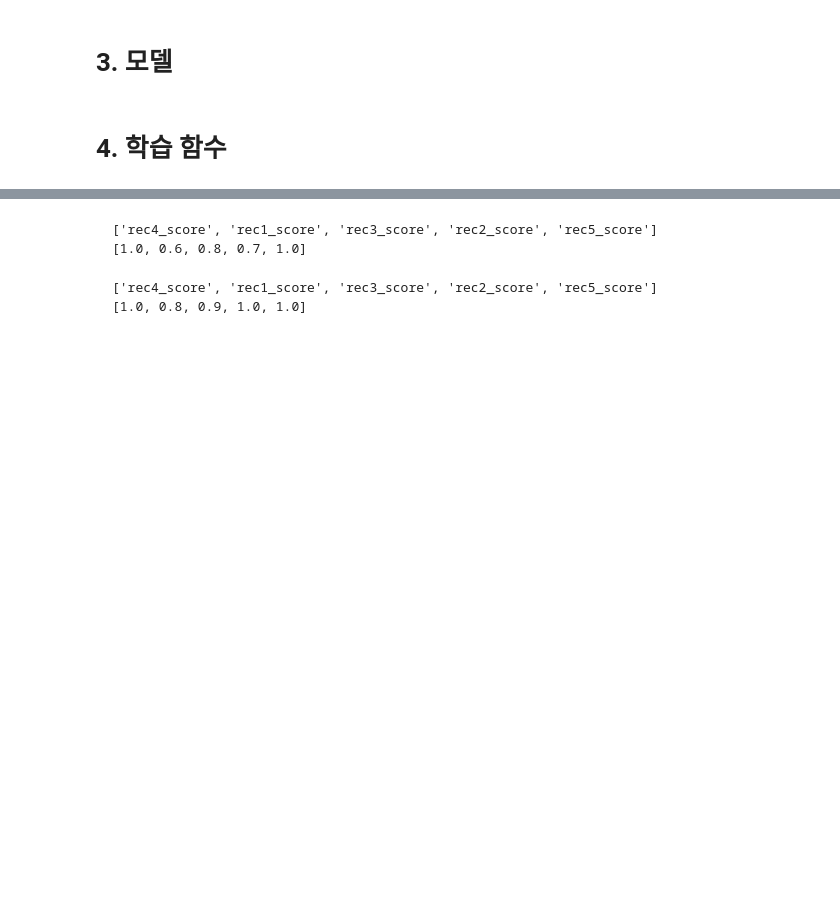
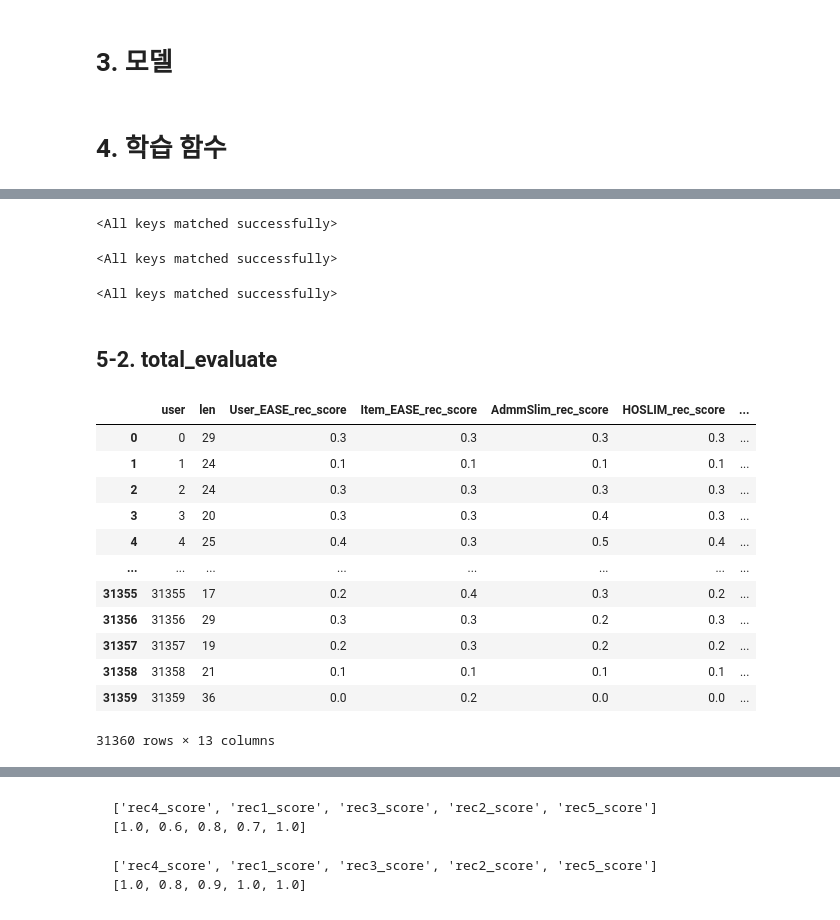
Before and after one commit to boostcampaitech3/level2-movie-recommendation-level2-recsys-05, a Jupyter notebook: jupyter/Ensembel.ipynb, the cells around one changed output, grey strips where cells are left out. Drawn from its saved outputs; the diff is of its cells as text; code cells hidden in the pictures; blank space fills up the shorter version.

```diff
--- a/jupyter/Ensembel.ipynb
+++ b/jupyter/Ensembel.ipynb
@@ -619,0 +961,26 @@ def get_hit(pred_list, true_list):
+# %%
+auto_rec = AutoRec(
+    num = make_matrix_data_set.num_item,
+    num_factor = 64).to(device)
+
+auto_rec.load_state_dict(torch.load(os.path.join(config.model_path, 'AutoRec_v1.pt')))
+# %% [output]
+<All keys matched successfully>
+# %%
+multi_dae = MultiDAE(
+    p_dims = [200, 600] + [make_matrix_data_set.num_item],
+    dropout_rate = 0.5).to(device)
+
+multi_dae.load_state_dict(torch.load(os.path.join(config.model_path, 'Multi-DAE_v2.pt')))
+# %% [output]
+<All keys matched successfully>
+# %%
+multi_vae = MultiVAE(
+    p_dims = [200, 600] + [make_matrix_data_set.num_item],
+    dropout_rate = 0.7).to(device)
+
+multi_vae.load_state_dict(torch.load(os.path.join(config.model_path, 'Multi-VAE_v2.pt')))
+# %% [output]
+<All keys matched successfully>
+# %% [markdown]
+## 5-2. total_evaluate
@@ -619,0 +1001,33 @@ def get_hit(pred_list, true_list):
+# %%
+total_evaluate_df = pd.DataFrame(total_evaluate_df)
+
+def get_total_name(x):
+    val_list = [x['User_EASE_rec_score'], x['Item_EASE_rec_score'], x['AdmmSlim_rec_score'], x['HOSLIM_rec_score'], x['RecVAE_rec_score'], x['AutoRec_rec_score'], x['MultiDAE_rec_score'], x['MultiVAE_rec_score']]
+    max_val = max(val_list)
+    val_idx = val_list.index(max_val)
+    if val_idx == 0 : return 'User_EASE_rec_score'
+    elif val_idx == 1 : return 'Item_EASE_rec_score'
+    elif val_idx == 2 : return 'AdmmSlim_rec_score'
+    elif val_idx == 3 : return 'HOSLIM_rec_score'
+    elif val_idx == 4 : return 'RecVAE_rec_score'
+    elif val_idx == 5 : return 'AutoRec_rec_score'
+    elif val_idx == 6 : return 'MultiDAE_rec_score'
+    elif val_idx == 7 : return 'MultiVAE_rec_score'
+
+total_evaluate_df['total_best_rec_score'] = total_evaluate_df.apply(lambda x: max(x['User_EASE_rec_score'], x['Item_EASE_rec_score'], x['AdmmSlim_rec_score'], x['HOSLIM_rec_score'], x['RecVAE_rec_score'], x['AutoRec_rec_score'], x['MultiDAE_rec_score'], x['MultiVAE_rec_score']), axis = 1)
+total_evaluate_df['total_best_rec_score_name'] = total_evaluate_df.apply(lambda x: get_total_name(x), axis = 1)
+total_evaluate_df
+# %% [output]
+|  | user | len | User_EASE_rec_score | Item_EASE_rec_score | AdmmSlim_rec_score | HOSLIM_rec_score | ... |
+| 0 | 0 | 29 | 0.3 | 0.3 | 0.3 | 0.3 | ... |
+| 1 | 1 | 24 | 0.1 | 0.1 | 0.1 | 0.1 | ... |
+| 2 | 2 | 24 | 0.3 | 0.3 | 0.3 | 0.3 | ... |
+| 3 | 3 | 20 | 0.3 | 0.3 | 0.4 | 0.3 | ... |
+| 4 | 4 | 25 | 0.4 | 0.3 | 0.5 | 0.4 | ... |
+| ... | ... | ... | ... | ... | ... | ... | ... |
+| 31355 | 31355 | 17 | 0.2 | 0.4 | 0.3 | 0.2 | ... |
+| 31356 | 31356 | 29 | 0.3 | 0.3 | 0.2 | 0.3 | ... |
+| 31357 | 31357 | 19 | 0.2 | 0.3 | 0.2 | 0.2 | ... |
+| 31358 | 31358 | 21 | 0.1 | 0.1 | 0.1 | 0.1 | ... |
+| 31359 | 31359 | 36 | 0.0 | 0.2 | 0.0 | 0.0 | ... |
+31360 rows × 13 columns
```
Also changed, not shown: parts of 41 cells of this notebook, 3 other files.
